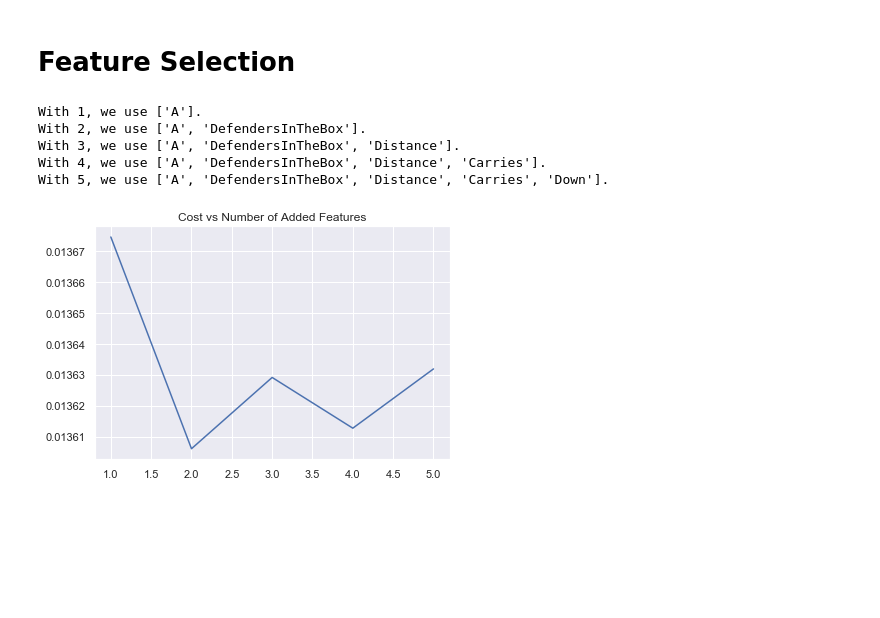
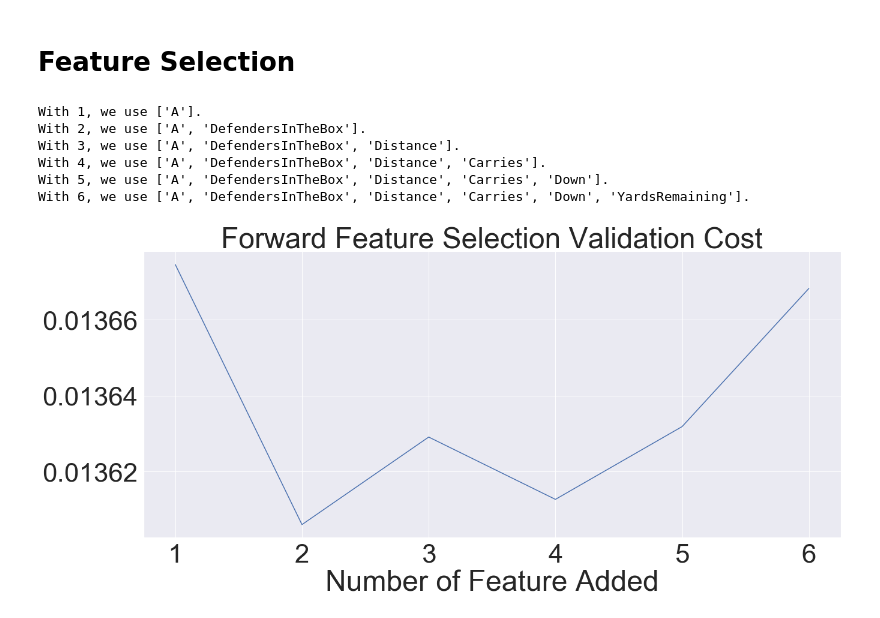
Before and after one commit to traviemcg/cs229nflbigdata, a Jupyter notebook: models.ipynb, the cells around one changed output. Drawn from its saved outputs; the diff is of its cells as text; code cells hidden in the pictures; blank space fills up the shorter version.

```diff
--- a/models.ipynb
+++ b/models.ipynb
@@ -175,7 +175,7 @@ clf = RandomForestClassifier(n_estimators=100, max_depth=4, random_state=0, min_
 
 #specifies how many features we want to add
 costs = []
-nums_to_add = [1, 2, 3, 4, 5]
+nums_to_add = list(range(1, 7))
 for num_to_add in nums_to_add:
     num_added = 0
     features_of_interest = features_of_interest_all.copy()
@@ -206,9 +206,13 @@ With 2, we use ['A', 'DefendersInTheBox'].
 With 3, we use ['A', 'DefendersInTheBox', 'Distance'].
 With 4, we use ['A', 'DefendersInTheBox', 'Distance', 'Carries'].
 With 5, we use ['A', 'DefendersInTheBox', 'Distance', 'Carries', 'Down'].
+With 6, we use ['A', 'DefendersInTheBox', 'Distance', 'Carries', 'Down', 'YardsRemaining'].
 # %%
+sns.set(font_scale=4)
+fig, axes = plt.subplots(figsize=(20, 10))
 plt.plot(nums_to_add, costs)
-plt.title('Cost vs Number of Added Features')
+plt.title('Forward Feature Selection Validation Cost')
+plt.xlabel('Number of Feature Added')
 plt.tight_layout()
 # %% [output]
-[figure, old version]
+[figure, new version]
```
Also changed, not shown: 1 other file.
